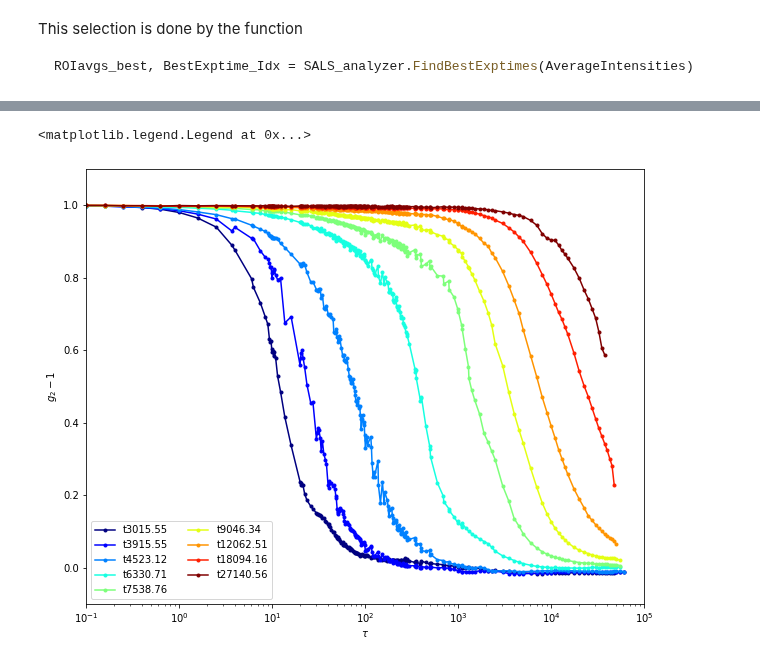
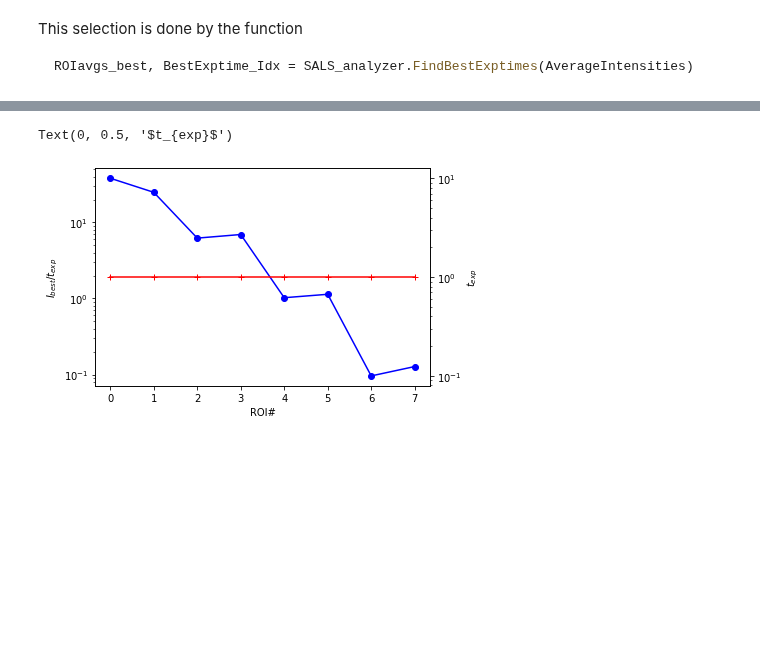
Before and after one commit to steaime/DSHpy, a Jupyter notebook: tutorial5_SALS.ipynb, the cells around one changed output, grey strips where cells are left out. Cells and saved outputs as stored; diff of their text form; code cells hidden in the pictures; blank space fills up the shorter version.

```diff
--- a/tutorial5_SALS.ipynb
+++ b/tutorial5_SALS.ipynb
@@ -324,3 +257,0 @@ For DLS we use different analysis parameters:
-# %%
-SALS_analyzer = LS.LoadFromConfig('DSH\\config\\serial_SALS_config_testDLS.ini')
-print(SALS_analyzer)
@@ -704,17 +258,16 @@ lags = lags[0]
-# %%
-baselines = [0, 0, 0, 0, 0.03, 0.06, 0.07, 0.09, 0, 0]
-idx = 7
-corr_logy = False
-save_file = None if corr_logy else os.path.join(froot, 'g2m1_ROI' + str(idx).zfill(3) + '_corr.dat')
-fig, ax= PlotCorrFuncs(g2m1s[idx], lags, times, t_sel=[10, 13, 15, 21, 25, 30, 40, 60, 90], cmap=mpl.cm.jet, logG2M1=corr_logy, logy=corr_logy,
-                       baseline=baselines[idx], start='first', plot_fmt='.-', legend=False, min_corrval=None, save_file=save_file)
-if corr_logy:
-    ax.set_ylim([1e-4, 3])
-else:
-    ax.set_ylim([-0.1, 1.1])
-    #ax.hlines([0], xmin=0.1, xmax=1e5)
-ax.set_xlim([0.1, 1e5])
-ax.legend(ncol=2)
-# %% [output]
-<matplotlib.legend.Legend at 0x...>
-[figure, removed]
+# %%
+AvgRes = SALS_analyzer.ROIaverageIntensity()
+ROIavgs_best, BestExptime_Idx = SALS_analyzer.FindBestExptimes(AvgRes)
+
+fig, ax = plt.subplots()
+ax.plot(range(SALS_analyzer.CountROIs()), ROIavgs_best[0], 'bo-')
+ax2 = ax.twinx()
+ax2.plot(range(SALS_analyzer.CountROIs()), SALS_analyzer.expTimes[BestExptime_Idx[0]], 'r+-')
+ax.set_yscale('log')
+ax.set_ylabel(r'$I_{best}/t_{exp}$')
+ax.set_xlabel('ROI#')
+ax2.set_yscale('log')
+ax2.set_ylabel(r'$t_{exp}$')
+# %% [output]
+Text(0, 0.5, '$t_{exp}$')
+[figure, added]
```
Also changed, not shown: parts of 70 cells of this notebook, 5 other files.
